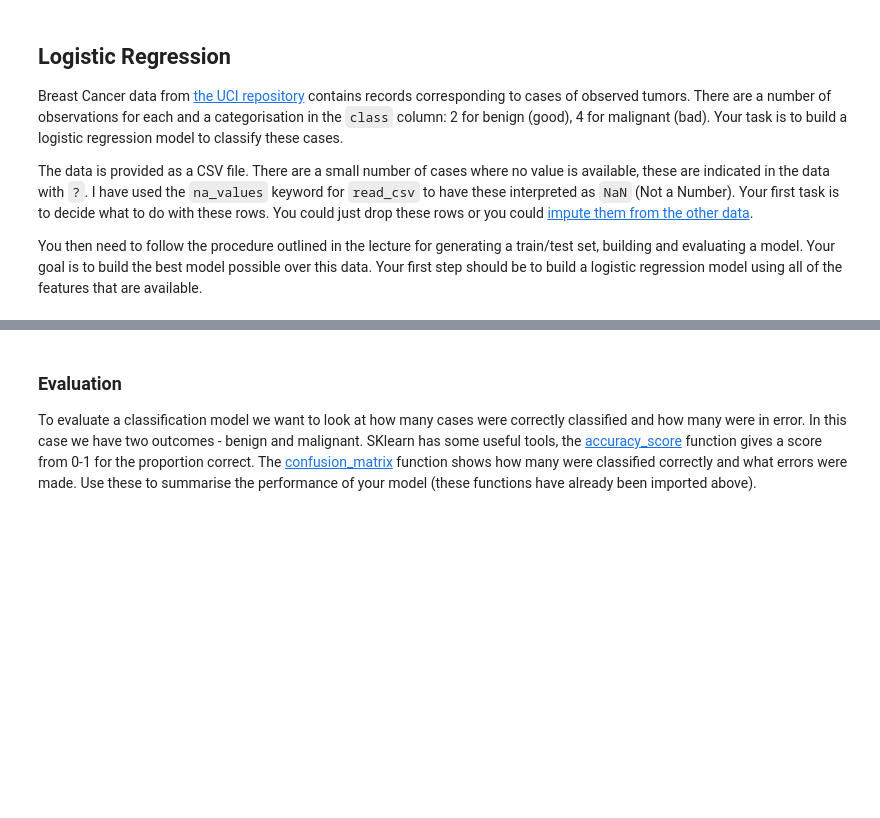
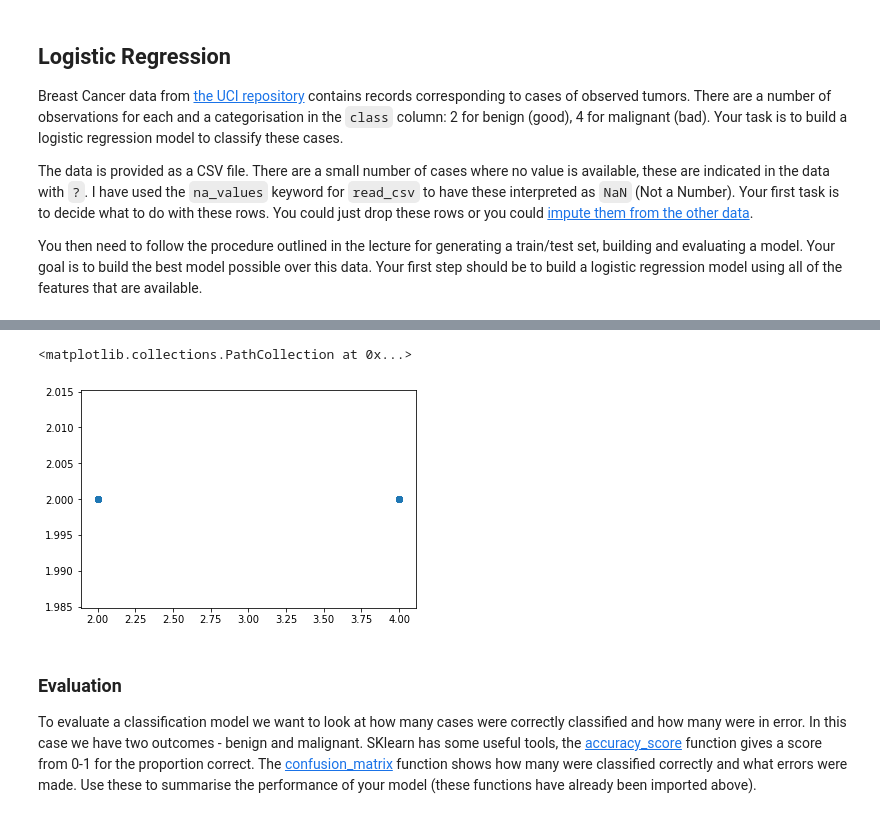
Before and after one commit to N-2-O/COMP2200-practical-workshops-N-2-O, a Jupyter notebook: Workshop Week 6.ipynb, the cells around one changed output, grey strips where cells are left out. Drawn from its saved outputs; the diff is of its cells as text; code cells hidden in the pictures; blank space fills up the shorter version.

```diff
--- a/Workshop Week 6.ipynb
+++ b/Workshop Week 6.ipynb
@@ -65,2 +95,9 @@ bcancer.head(50)
+# %%
+# Split your data into training(80%) and testing data (20%) and use random_state=142
+train, test = train_test_split(bcancer, test_size=0.2, random_state=142)
+X_train = train[['sample_code_number', 'clump_thickness', 'uniformity_cell_size', 'marginal_adhesion', 'single_epithelial_cell_size', 'bare_nuclei', 'bland_chromatin', 'normal_nucleoli', 'mitoses']] #X train values
+X_test = test[['sample_code_number', 'clump_thickness', 'uniformity_cell_size', 'marginal_adhesion', 'single_epithelial_cell_size', 'bare_nuclei', 'bland_chromatin', 'normal_nucleoli', 'mitoses']] #X test values
+y_train = train['class'] #y train values
+y_test = test['class'] #y test values
 # %%
 # Build your Logistic Regression model
@@ -69,3 +112,12 @@ bcancer.head(50)
+# %%
+# Do predictions on test set
+predicted = logreg.predict(X_test)
+plt.scatter(y_test, predicted)
+#print("MSE: ", mean_squared_error(y_test, predicted))
+#print("R_Squared: ", r2_score(y_test, predicted))
+# %% [output]
+<matplotlib.collections.PathCollection at 0x...>
+[figure, added]
 # %% [markdown]
 ### Evaluation
 
```
Also changed, not shown: parts of 15 cells of this notebook.
